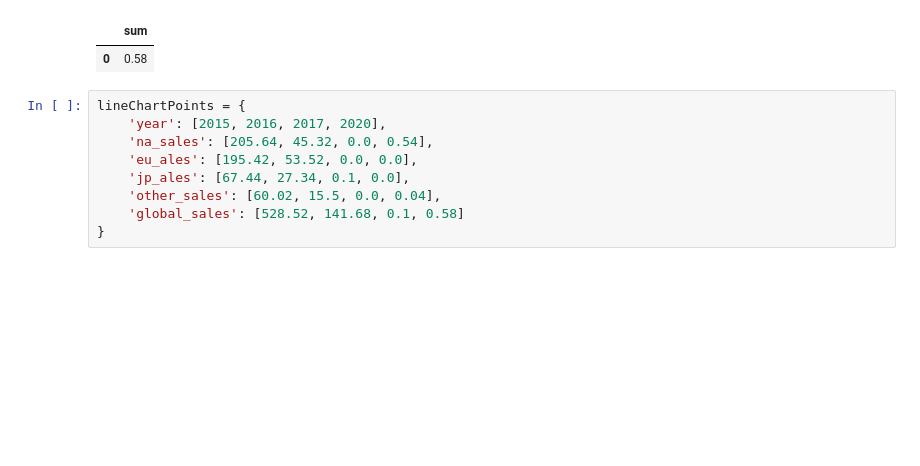
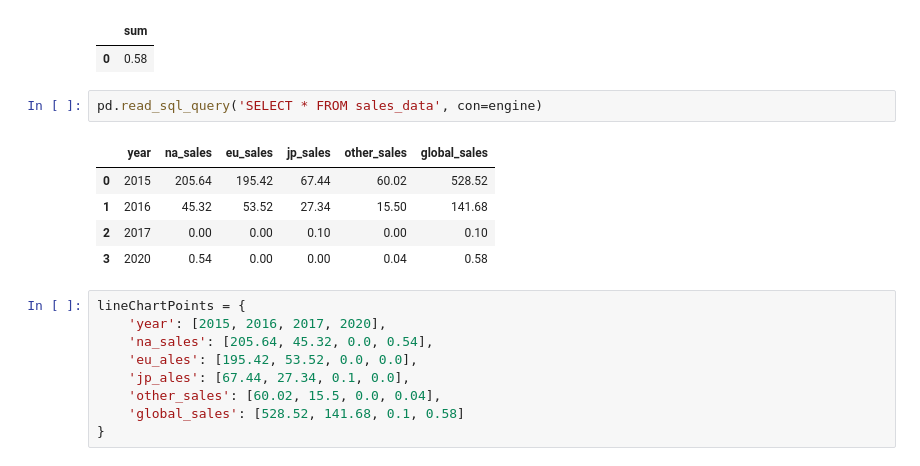
Before and after one commit to mmheredia/Video-Game-Sales-Dashboard, a Jupyter notebook: code/sql/sql_connection.ipynb, the cells around one changed output. Drawn from its saved outputs; the diff is of its cells as text; blank space fills up the shorter version.

```diff
--- a/code/sql/sql_connection.ipynb
+++ b/code/sql/sql_connection.ipynb
@@ -265,6 +265,14 @@ pd.read_sql_query('SELECT SUM(global_sales) FROM data_2020', con=engine)
 2020 Global sales:
 |  | sum |
 | 0 | 0.58 |
+# %%
+pd.read_sql_query('SELECT * FROM sales_data', con=engine)
+# %% [output]
+|  | year | na_sales | eu_sales | jp_sales | other_sales | global_sales |
+| 0 | 2015 | 205.64 | 195.42 | 67.44 | 60.02 | 528.52 |
+| 1 | 2016 | 45.32 | 53.52 | 27.34 | 15.50 | 141.68 |
+| 2 | 2017 | 0.00 | 0.00 | 0.10 | 0.00 | 0.10 |
+| 3 | 2020 | 0.54 | 0.00 | 0.00 | 0.04 | 0.58 |
 # %%
 lineChartPoints = {
     'year': [2015, 2016, 2017, 2020],
```
Also changed, not shown: parts of 1 cell of this notebook, 3 other files.
